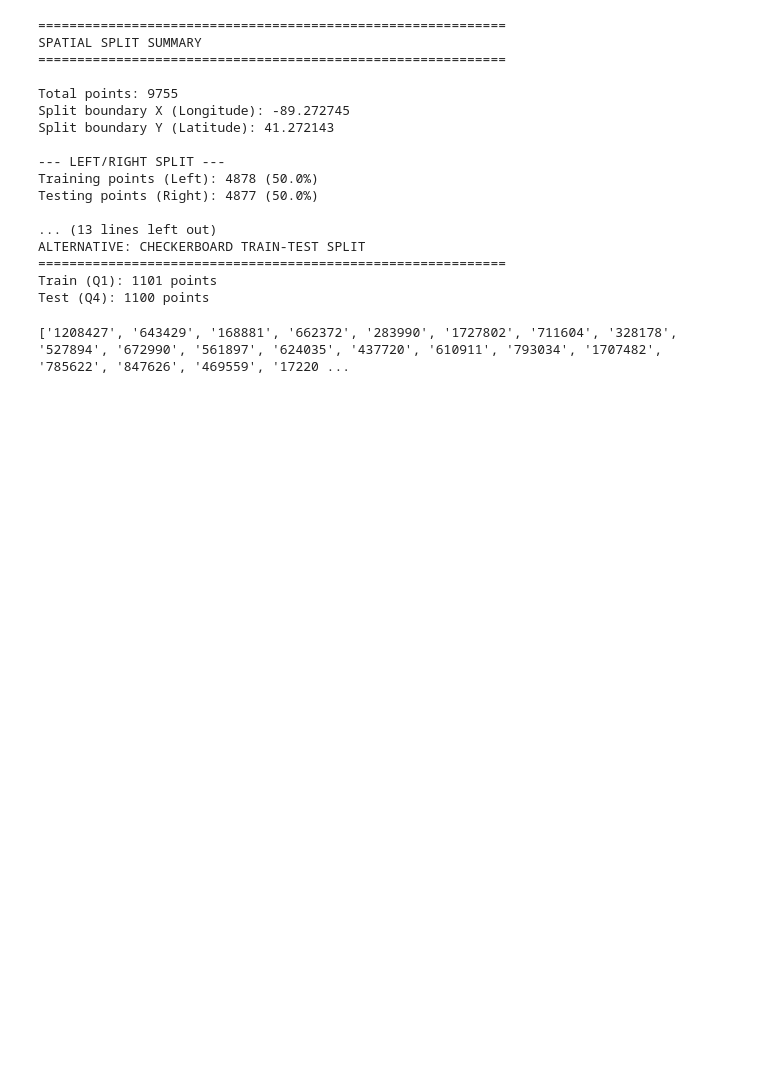
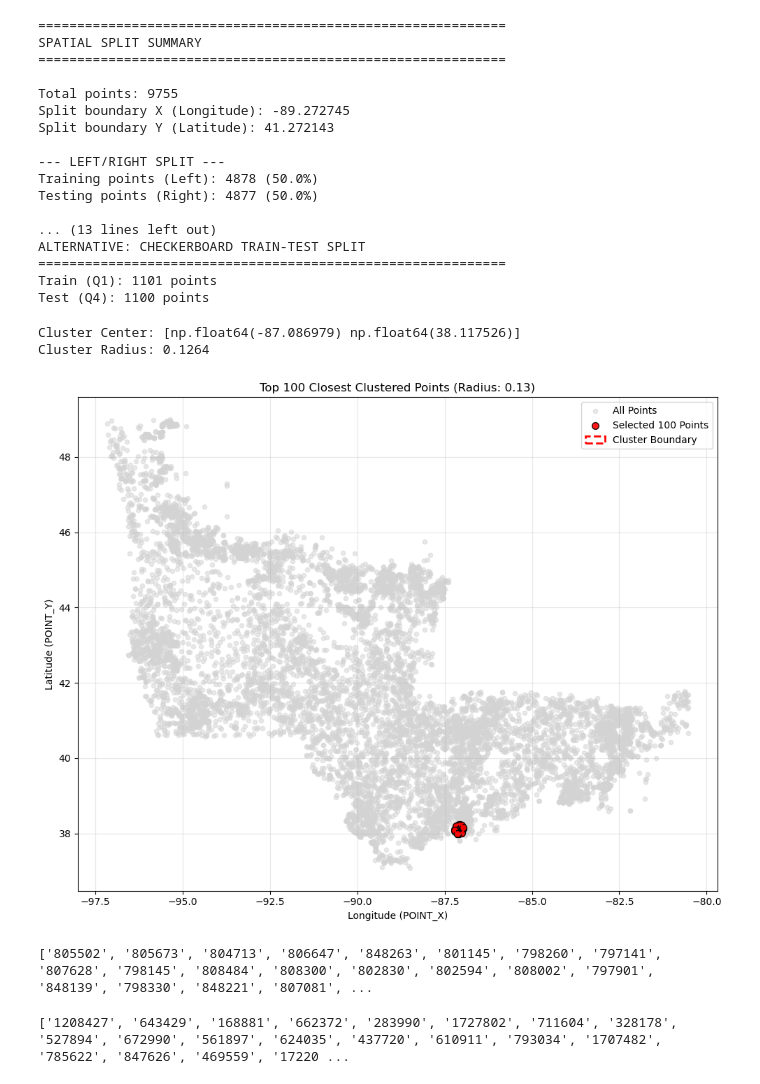
Before and after one commit to dwij2212/kgml-daycent, a Jupyter notebook: lib/data_prep_new.ipynb, the cells around one changed output. Saved outputs shown, nothing was run; the diff lists cells and outputs as text; code cells hidden in the pictures; blank space fills up the shorter version.

```diff
--- a/lib/data_prep_new.ipynb
+++ b/lib/data_prep_new.ipynb
@@ -217,4 +217,69 @@ ALTERNATIVE: CHECKERBOARD TRAIN-TEST SPLIT
 ============================================================
 Train (Q1): 1101 points
 Test (Q4): 1100 points
+# %%
+import pandas as pd
+import numpy as np
+import matplotlib.pyplot as plt
+from sklearn.neighbors import NearestNeighbors
+
+# 1. Setup the data (Assuming df is already loaded as in your script)
+# df = pd.read_excel(POINTS_LOOKUP)
+
+# 2. Find the tightest cluster of 100 points
+# We look for a point whose 100th nearest neighbor is closest to it (smallest radius)
+k = 100
+coordinates = df[['POINT_X', 'POINT_Y']]
+
+# Fit the NearestNeighbors model
+nbrs = NearestNeighbors(n_neighbors=k, algorithm='ball_tree').fit(coordinates)
+distances, indices = nbrs.kneighbors(coordinates)
+
+# The distance to the (k-1)th neighbor (index 99) represents the cluster radius
+# We want to minimize this radius to find the densest cluster
+densest_center_idx = np.argmin(distances[:, k-1])
+cluster_indices = indices[densest_center_idx]
+cluster_radius = distances[densest_center_idx, k-1]
+
+# 3. Extract the 100 points
+selected_points = df.iloc[cluster_indices].copy()
+other_points = df.drop(cluster_indices)
+
+print(f"Cluster Center: {df.iloc[densest_center_idx][['POINT_X', 'POINT_Y']].values}")
+print(f"Cluster Radius: {cluster_radius:.4f}")
+
+# 4. Visualization
+plt.figure(figsize=(10, 8))
+
+# Plot all other points in the background
+plt.scatter(other_points['POINT_X'], other_points['POINT_Y'],
+            c='lightgray', label='All Points', alpha=0.5, s=20)
+
+# Highlight the selected 100 points
+plt.scatter(selected_points['POINT_X'], selected_points['POINT_Y'],
+            c='red', label='Selected 100 Points', alpha=0.9, s=50, edgecolors='black')
+
+# Draw the bounding circle
+center_x = df.iloc[densest_center_idx]['POINT_X']
+center_y = df.iloc[densest_center_idx]['POINT_Y']
+circle = plt.Circle((center_x, center_y), cluster_radius,
+                    color='red', fill=False, linestyle='--', linewidth=2, label='Cluster Boundary')
+plt.gca().add_patch(circle)
+
+plt.xlabel('Longitude (POINT_X)')
+plt.ylabel('Latitude (POINT_Y)')
+plt.title(f'Top 100 Closest Clustered Points (Radius: {cluster_radius:.2f})')
+plt.legend()
+plt.grid(True, alpha=0.3)
+plt.tight_layout()
+plt.show()
+# %% [output]
+Cluster Center: [np.float64(-87.086979) np.float64(38.117526)]
+Cluster Radius: 0.1264
+[figure, added]
+# %%
+print(selected_points['id'].astype(str).tolist())
+str_points = selected_points['id'].astype(str).tolist()
+# %% [output]
+['805502', '805673', '804713', '806647', '848263', '801145', '798260', '797141', '807628', '798145', '808484', '808300', '802830', '802594', '808002', '797901', '848139', '798330', '848221', '807081', ...
 # %%
```
Also changed, not shown: parts of 30 cells of this notebook, 16 other files.
